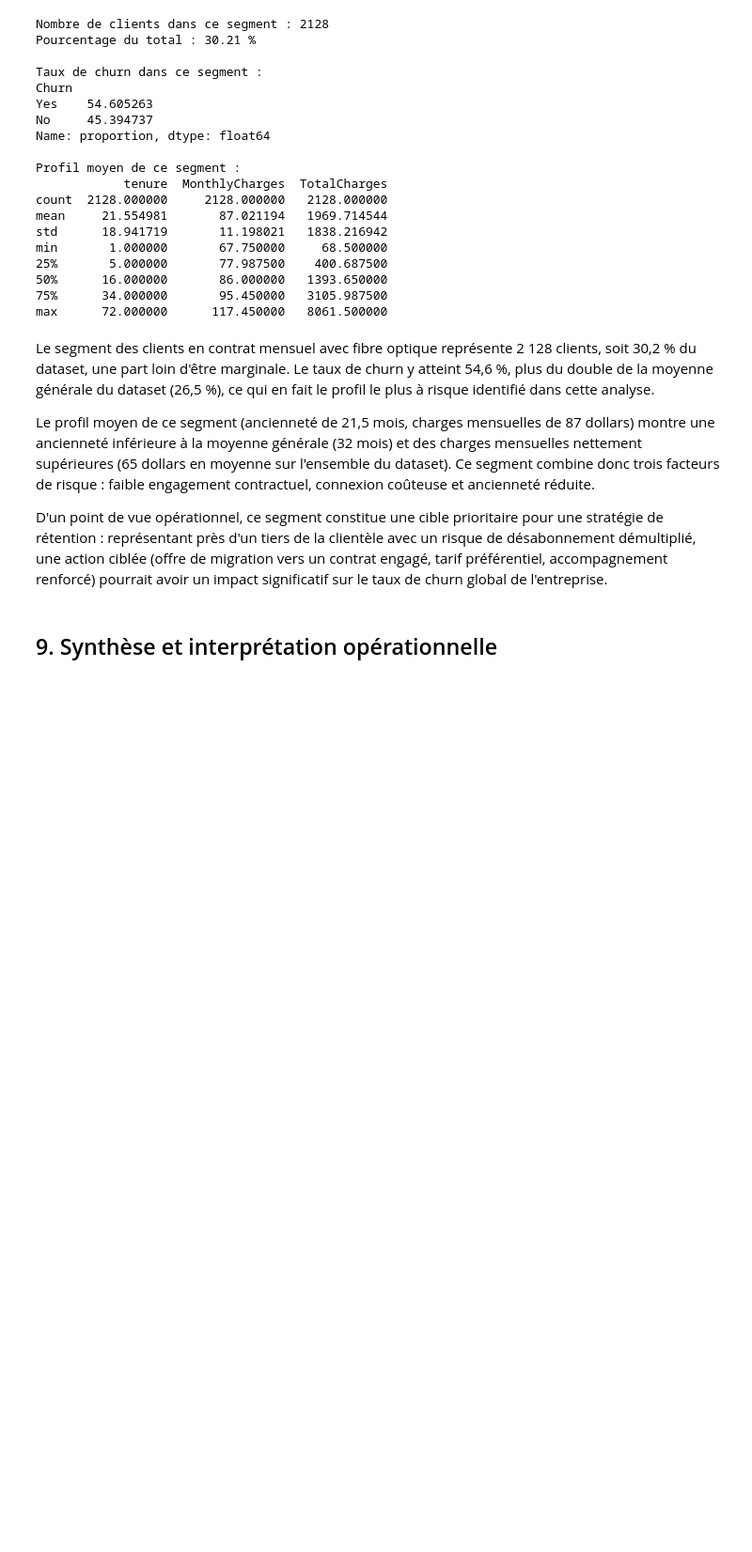
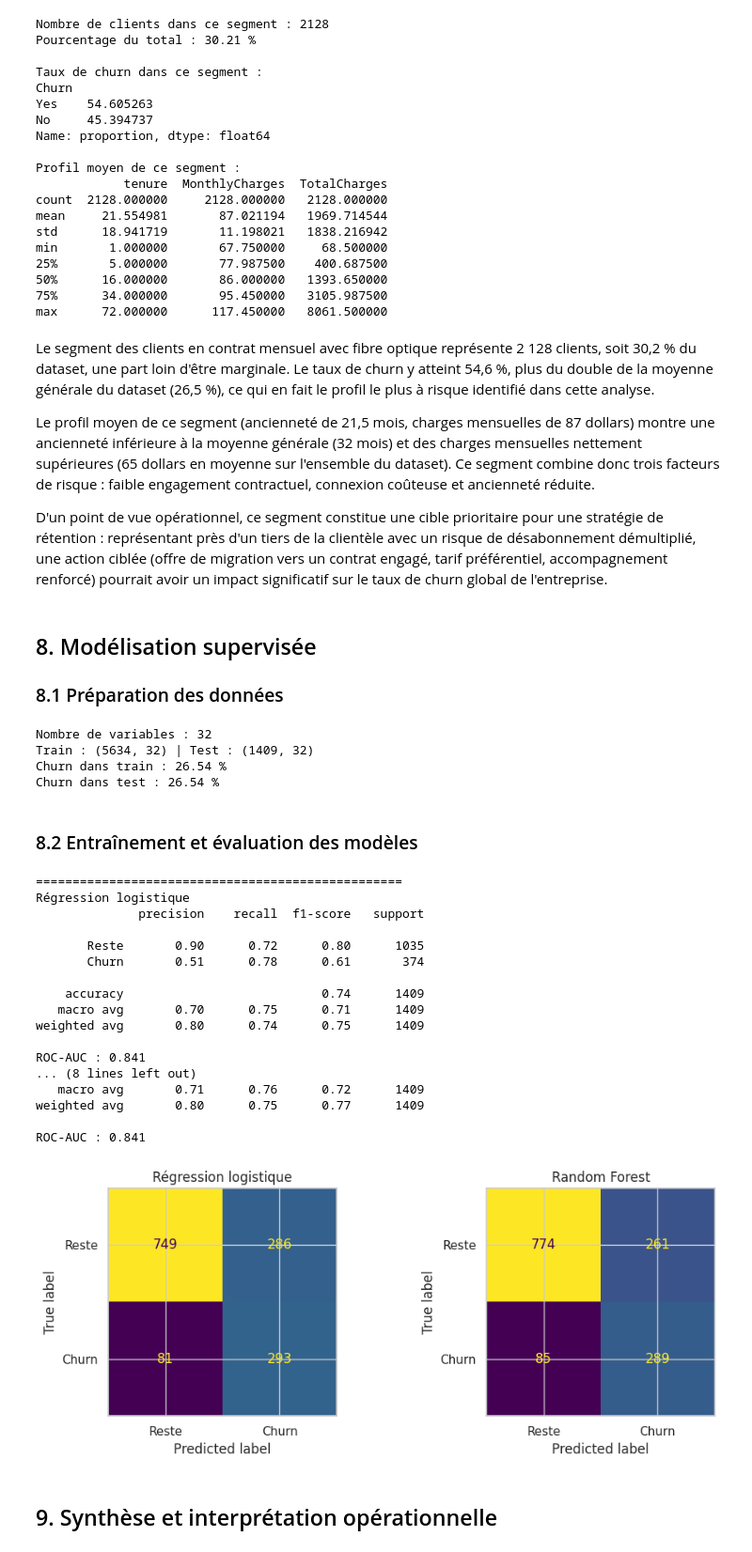
Before and after one commit to rachidahebie-cloud/churnradar, a Jupyter notebook: churnradar.ipynb, the cells around one changed output. Shown at 94% size. Cells and saved outputs as stored; diff of their text form; code cells hidden in the pictures; blank space fills up the shorter version.

Commit message:
Implémentation des 2 modèle supervisé

```diff
--- a/churnradar.ipynb
+++ b/churnradar.ipynb
@@ -705,6 +705,82 @@ Le segment des clients en contrat mensuel avec fibre optique représente 2 128 c
 Le profil moyen de ce segment (ancienneté de 21,5 mois, charges mensuelles de 87 dollars) montre une ancienneté inférieure à la moyenne générale (32 mois) et des charges mensuelles nettement supérieures (65 dollars en moyenne sur l'ensemble du dataset). Ce segment combine donc trois facteurs de risque : faible engagement contractuel, connexion coûteuse et ancienneté réduite.
 
 D'un point de vue opérationnel, ce segment constitue une cible prioritaire pour une stratégie de rétention : représentant près d'un tiers de la clientèle avec un risque de désabonnement démultiplié, une action ciblée (offre de migration vers un contrat engagé, tarif préférentiel, accompagnement renforcé) pourrait avoir un impact significatif sur le taux de churn global de l'entreprise.
+# %% [markdown]
+## 8. Modélisation supervisée
+### 8.1 Préparation des données
+# %%
+from sklearn.model_selection import train_test_split
+
+X = df.drop(columns=["customerID", "Churn", "Churn_bin", "tenure_group"])
+y = df["Churn_bin"]
+
+X = pd.get_dummies(X, drop_first=True)
+
+X_train, X_test, y_train, y_test = train_test_split(
+    X, y, test_size=0.2, stratify=y, random_state=SEED)
+
+print("Nombre de variables :", X.shape[1])
+print("Train :", X_train.shape, "| Test :", X_test.shape)
+print("Churn dans train :", round(y_train.mean() * 100, 2), "%")
+print("Churn dans test :", round(y_test.mean() * 100, 2), "%")
+# %% [output]
+Nombre de variables : 32
+Train : (5634, 32) | Test : (1409, 32)
+Churn dans train : 26.54 %
+Churn dans test : 26.54 %
+# %% [markdown]
+### 8.2 Entraînement et évaluation des modèles
+# %%
+from sklearn.preprocessing import StandardScaler
+from sklearn.pipeline import make_pipeline
+from sklearn.linear_model import LogisticRegression
+from sklearn.ensemble import RandomForestClassifier
+from sklearn.metrics import classification_report, confusion_matrix, ConfusionMatrixDisplay, roc_auc_score
+
+modeles = {
+    "Régression logistique": make_pipeline(
+        StandardScaler(),
+        LogisticRegression(max_iter=1000, class_weight="balanced", random_state=SEED)),
+    "Random Forest": RandomForestClassifier(
+        n_estimators=300, max_depth=8, class_weight="balanced",
+        random_state=SEED, n_jobs=-1),
+}
+
+fig, axes = plt.subplots(1, 2, figsize=(10, 4))
+for ax, (nom, modele) in zip(axes, modeles.items()):
+    modele.fit(X_train, y_train)
+    prediction = modele.predict(X_test)
+    proba = modele.predict_proba(X_test)[:, 1]
+
+    print("=" * 50)
+    print(nom)
+    print(classification_report(y_test, prediction, target_names=["Reste", "Churn"]))
+    print("ROC-AUC :", round(roc_auc_score(y_test, proba), 3))
+
+    ConfusionMatrixDisplay(confusion_matrix(y_test, prediction),
+                           display_labels=["Reste", "Churn"]).plot(ax=ax, colorbar=False)
+    ax.set_title(nom)
+plt.tight_layout()
+plt.show()
+# %% [output]
+==================================================
+Régression logistique
+              precision    recall  f1-score   support
+
+       Reste       0.90      0.72      0.80      1035
+       Churn       0.51      0.78      0.61       374
+
+    accuracy                           0.74      1409
+   macro avg       0.70      0.75      0.71      1409
+weighted avg       0.80      0.74      0.75      1409
+
+ROC-AUC : 0.841
+... (8 lines left out)
+   macro avg       0.71      0.76      0.72      1409
+weighted avg       0.80      0.75      0.77      1409
+
+ROC-AUC : 0.841
+[figure, added]
 # %% [markdown]
 ## 9. Synthèse et interprétation opérationnelle
 # %% [markdown]
```
Also changed, not shown: parts of 2 cells of this notebook.
